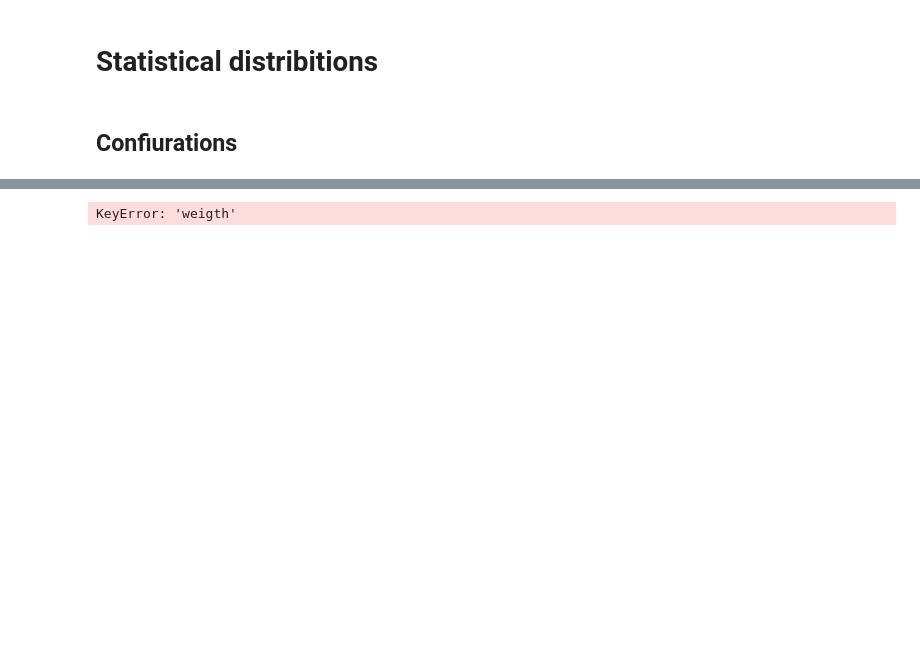
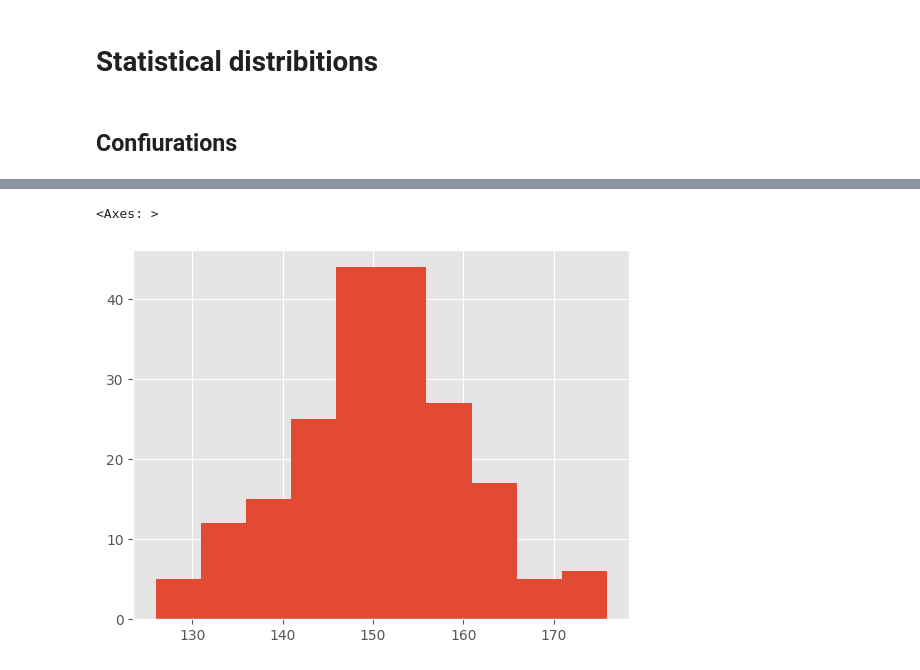
Before and after one commit to luiscberrocal/py-understanding, a Jupyter notebook: data_science/distributions/statistical_distributions.ipynb, the cells around one changed output, grey strips where cells are left out. Cells and saved outputs as stored; diff of their text form; code cells hidden in the pictures; blank space fills up the shorter version.

```diff
--- a/data_science/distributions/statistical_distributions.ipynb
+++ b/data_science/distributions/statistical_distributions.ipynb
@@ -20,7 +25,8 @@ df['height'].hist(bins=10)
 # %%
-df['weigth'].hist(bins=10)
+df['weight'].hist(bins=10)
 # %% [output]
-KeyError: 'weigth'
+<Axes: >
+[figure, added]
 # %%
 plt.style.use("ggplot")
 fig, ax = plt.subplots()
```
Also changed, not shown: parts of 5 cells of this notebook.
